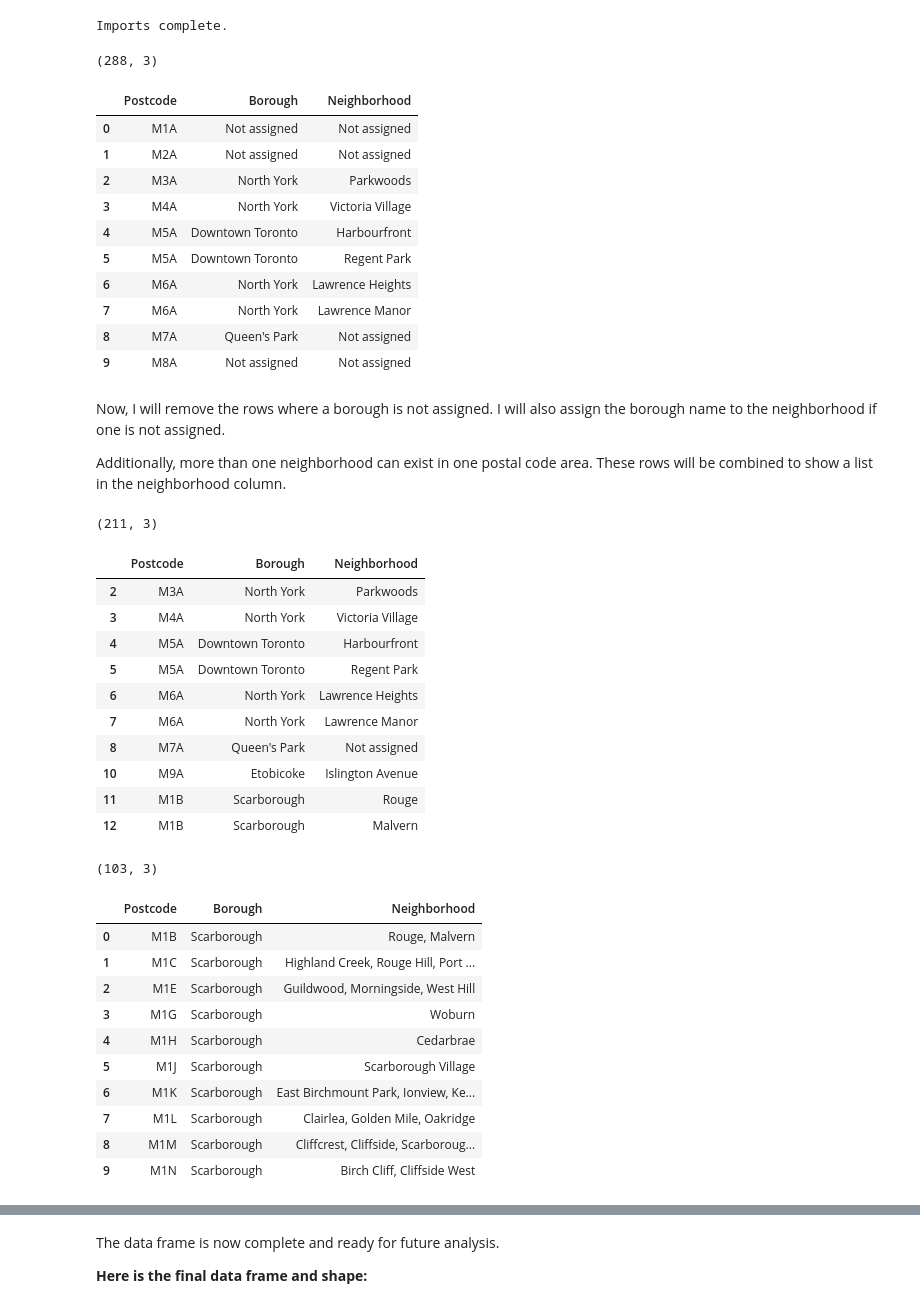
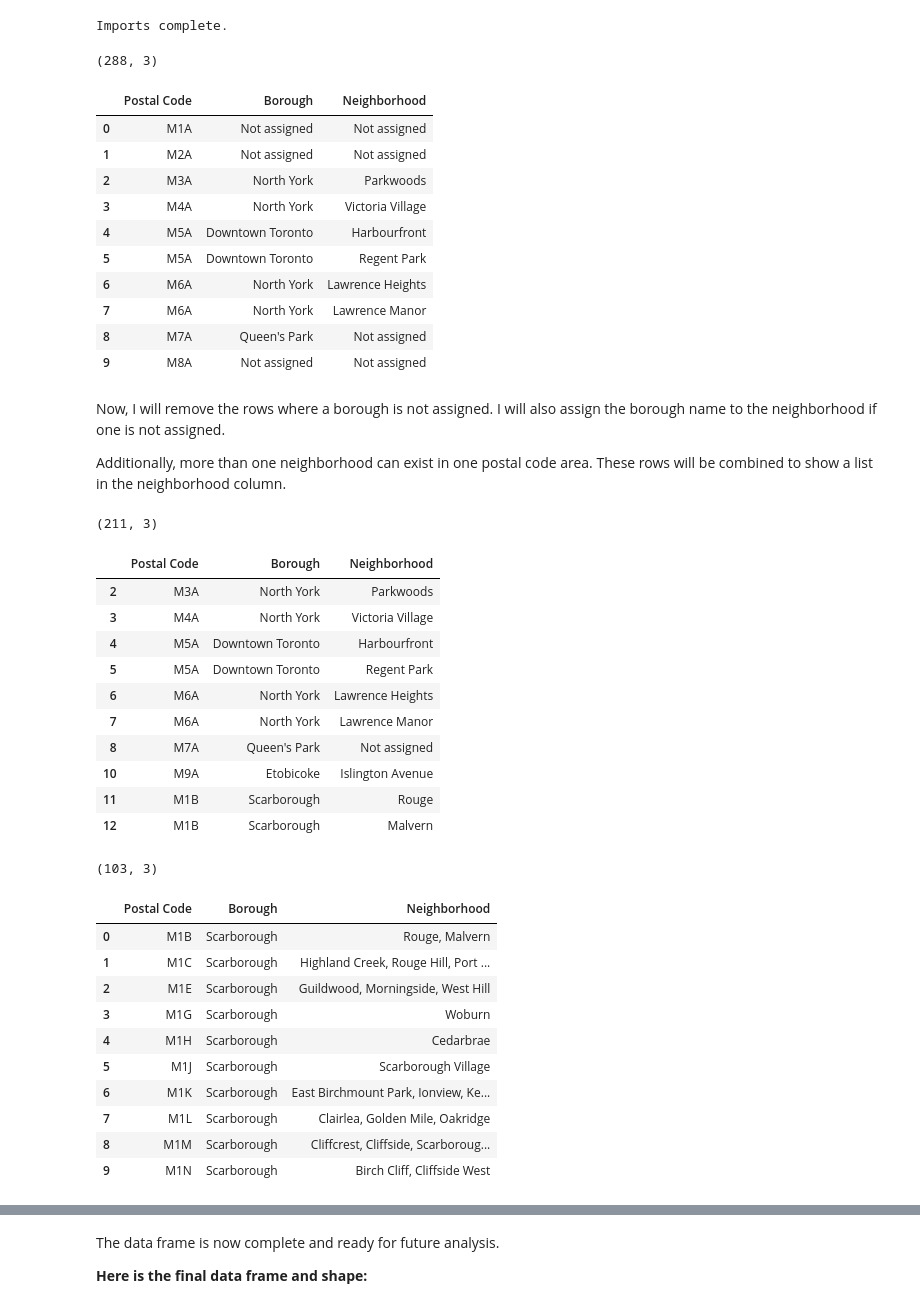
Before and after one commit to Deveorac/Coursera_Capstone, a Jupyter notebook: Toronto_Neighborhoods_Project.ipynb, the cells around one changed output, grey strips where cells are left out. Cells and saved outputs as stored; diff of their text form; code cells hidden in the pictures.

```diff
--- a/Toronto_Neighborhoods_Project.ipynb
+++ b/Toronto_Neighborhoods_Project.ipynb
@@ -29,31 +33,31 @@ table = soup.find("table", class_ = "wikitable")
 # %%
 # Transforming data into a dataframe
 
 A = []
 B = []
 C = []
 
 # In HTML, <tr> denotes a row in a table and <td> denotes each element
 # These tags are used to isolate the data from the table
 
 for row in table.findAll("tr"):
     cells = row.findAll("td")
     if len(cells) == 3: # Isolates rows from the body
         A.append(cells[0].find(text=True))
         B.append(cells[1].find(text=True))
         C.append(cells[2].find(text=True))
 
-df = pd.DataFrame(A, columns = ['Postcode'])
+df = pd.DataFrame(A, columns = ['Postal Code'])
 df['Borough'] = B
 df['Neighborhood'] = C
 
 
 
 print(df.shape)
 display(df.head(10))
 # %% [output]
 (288, 3)
-|  | Postcode | Borough | Neighborhood |
+|  | Postal Code | Borough | Neighborhood |
 | 0 | M1A | Not assigned | Not assigned |
 | 1 | M2A | Not assigned | Not assigned |
 | 2 | M3A | North York | Parkwoods |
@@ -76,7 +80,7 @@ print(df.shape)
 display(df.head(10))
 # %% [output]
 (211, 3)
-|  | Postcode | Borough | Neighborhood |
+|  | Postal Code | Borough | Neighborhood |
 | 2 | M3A | North York | Parkwoods |
 | 3 | M4A | North York | Victoria Village |
 | 4 | M5A | Downtown Toronto | Harbourfront |
@@ -95,13 +99,13 @@ df.replace('\n','', regex = True, inplace = True)
 
 # Combine neighborhoods that have the same postcode
 
-df2 = df.groupby(['Postcode', 'Borough'])['Neighborhood'].apply(", ".join).reset_index()
+df2 = df.groupby(['Postal Code', 'Borough'])['Neighborhood'].apply(", ".join).reset_index()
 
 print(df2.shape)
 display(df2.head(10))
 # %% [output]
 (103, 3)
-|  | Postcode | Borough | Neighborhood |
+|  | Postal Code | Borough | Neighborhood |
 | 0 | M1B | Scarborough | Rouge, Malvern |
 | 1 | M1C | Scarborough | Highland Creek, Rouge Hill, Port ... |
 | 2 | M1E | Scarborough | Guildwood, Morningside, West Hill |
```
Also changed, not shown: parts of 23 cells of this notebook.
